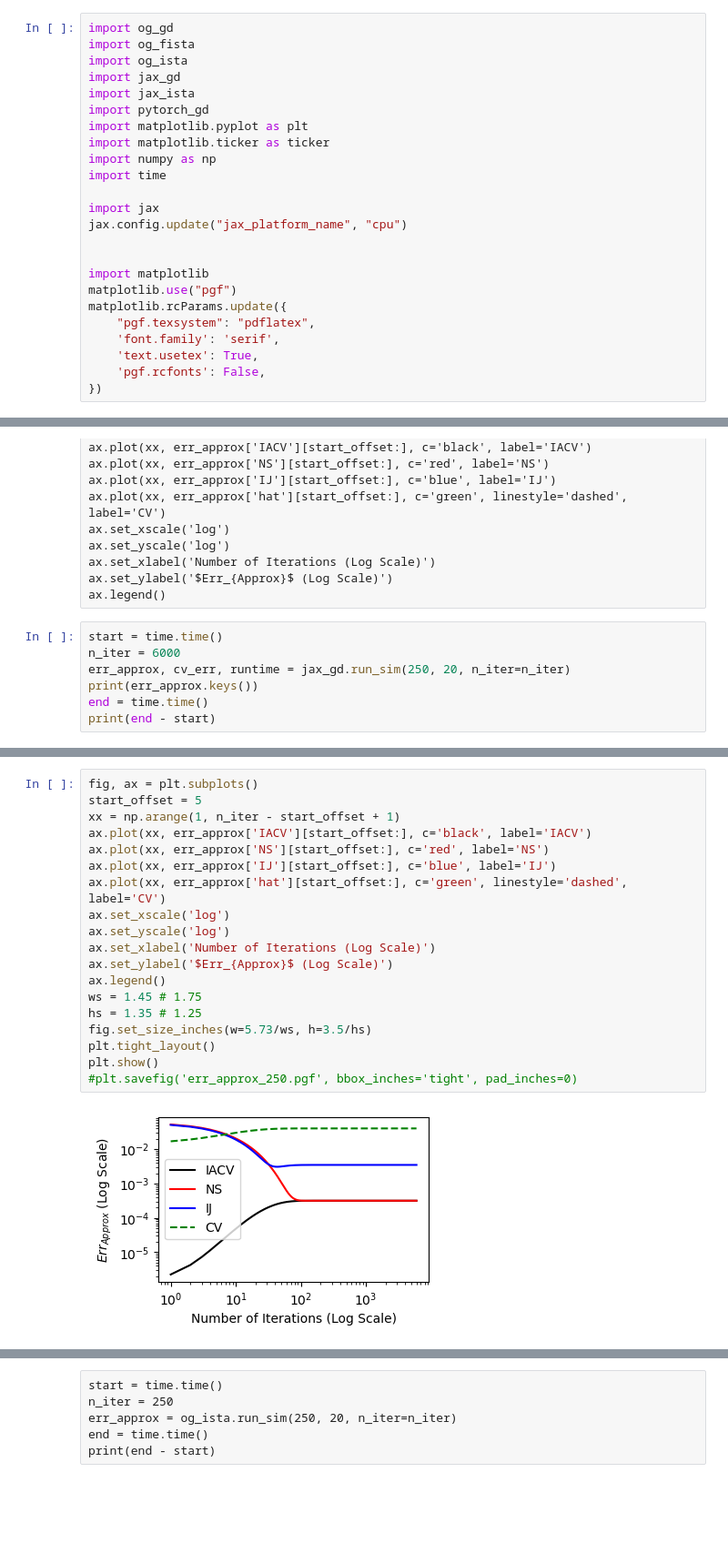
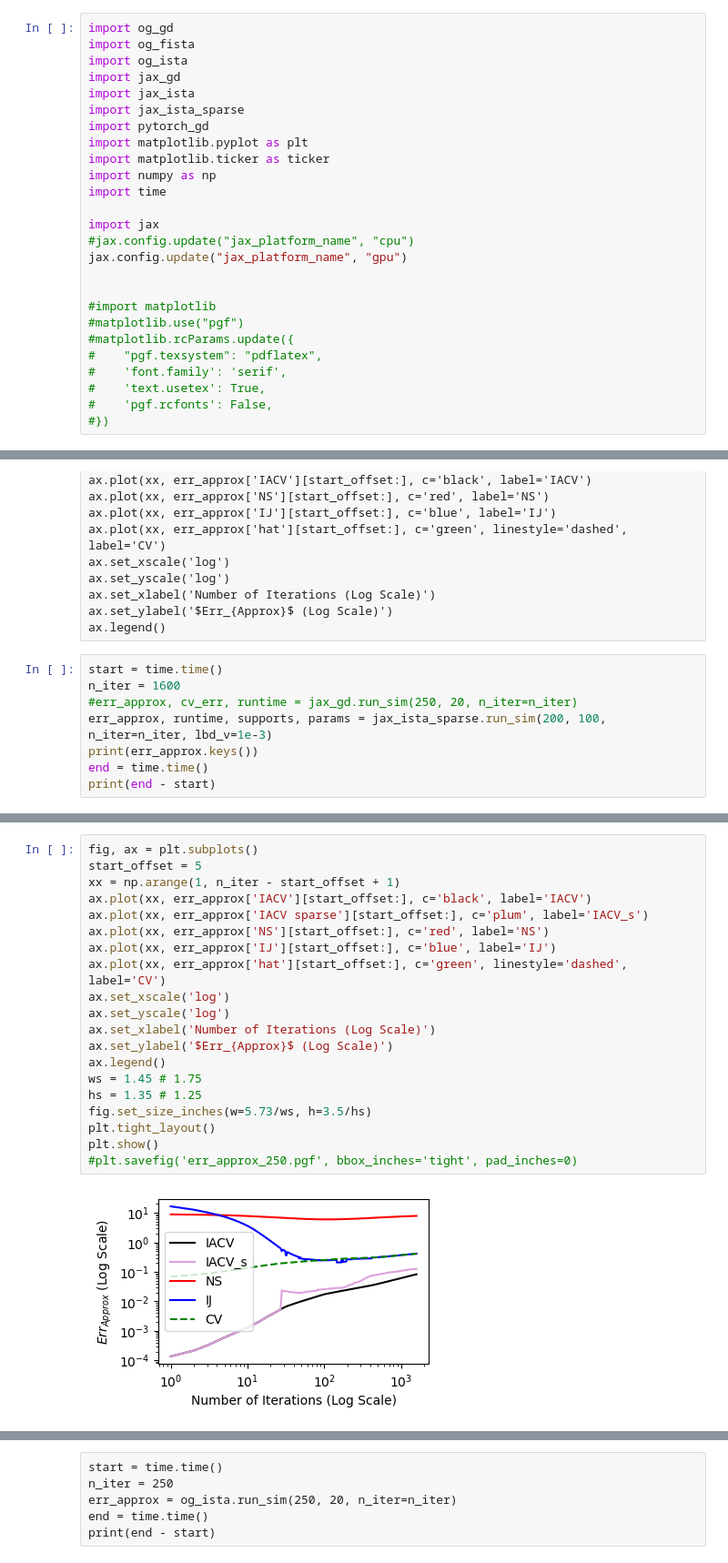
Before and after one commit to nerrma/thesis, a Jupyter notebook: experiments/IACV Paper/plotting.ipynb, the cells around one changed output, grey strips where cells are left out. Shown at 91% size. Saved outputs shown, nothing was run; the diff lists cells and outputs as text; blank space fills up the shorter version.

```diff
--- a/experiments/IACV Paper/plotting.ipynb
+++ b/experiments/IACV Paper/plotting.ipynb
@@ -4,6 +4,7 @@ import og_fista
 import og_ista
 import jax_gd
 import jax_ista
+import jax_ista_sparse
 import pytorch_gd
 import matplotlib.pyplot as plt
 import matplotlib.ticker as ticker
@@ -11,17 +12,18 @@ import numpy as np
 import time
 
 import jax
-jax.config.update("jax_platform_name", "cpu")
+#jax.config.update("jax_platform_name", "cpu")
+jax.config.update("jax_platform_name", "gpu")
 
 
-import matplotlib
-matplotlib.use("pgf")
-matplotlib.rcParams.update({
-    "pgf.texsystem": "pdflatex",
-    'font.family': 'serif',
-    'text.usetex': True,
-    'pgf.rcfonts': False,
-})
+#import matplotlib
+#matplotlib.use("pgf")
+#matplotlib.rcParams.update({
+#    "pgf.texsystem": "pdflatex",
+#    'font.family': 'serif',
+#    'text.usetex': True,
+#    'pgf.rcfonts': False,
+#})
 # %% [raw]
 start = time.time()
 n_iter = 250
@@ -44,8 +46,9 @@ ax.set_ylabel('$Err_{Approx}$ (Log Scale)')
 ax.legend()
 # %%
 start = time.time()
-n_iter = 6000
-err_approx, cv_err, runtime = jax_gd.run_sim(250, 20, n_iter=n_iter)
+n_iter = 1600
+#err_approx, cv_err, runtime = jax_gd.run_sim(250, 20, n_iter=n_iter)
+err_approx, runtime, supports, params = jax_ista_sparse.run_sim(200, 100, n_iter=n_iter, lbd_v=1e-3)
 print(err_approx.keys())
 end = time.time()
 print(end - start)
@@ -55,21 +64,22 @@ dict_keys(['IACV', 'NS', 'IJ', 'hat'])
 # %%
 fig, ax = plt.subplots()
 start_offset = 5
 xx = np.arange(1, n_iter - start_offset + 1)
 ax.plot(xx, err_approx['IACV'][start_offset:], c='black', label='IACV')
+ax.plot(xx, err_approx['IACV sparse'][start_offset:], c='plum', label='IACV_s')
 ax.plot(xx, err_approx['NS'][start_offset:], c='red', label='NS')
 ax.plot(xx, err_approx['IJ'][start_offset:], c='blue', label='IJ')
 ax.plot(xx, err_approx['hat'][start_offset:], c='green', linestyle='dashed', label='CV')
 ax.set_xscale('log')
 ax.set_yscale('log')
 ax.set_xlabel('Number of Iterations (Log Scale)')
 ax.set_ylabel('$Err_{Approx}$ (Log Scale)')
 ax.legend()
 ws = 1.45 # 1.75
 hs = 1.35 # 1.25
 fig.set_size_inches(w=5.73/ws, h=3.5/hs)
 plt.tight_layout()
 plt.show()
 #plt.savefig('err_approx_250.pgf', bbox_inches='tight', pad_inches=0)
 # %% [output]
-[figure, old version]
+[figure, new version]
```
Also changed, not shown: parts of 10 cells of this notebook, 1 other file.
